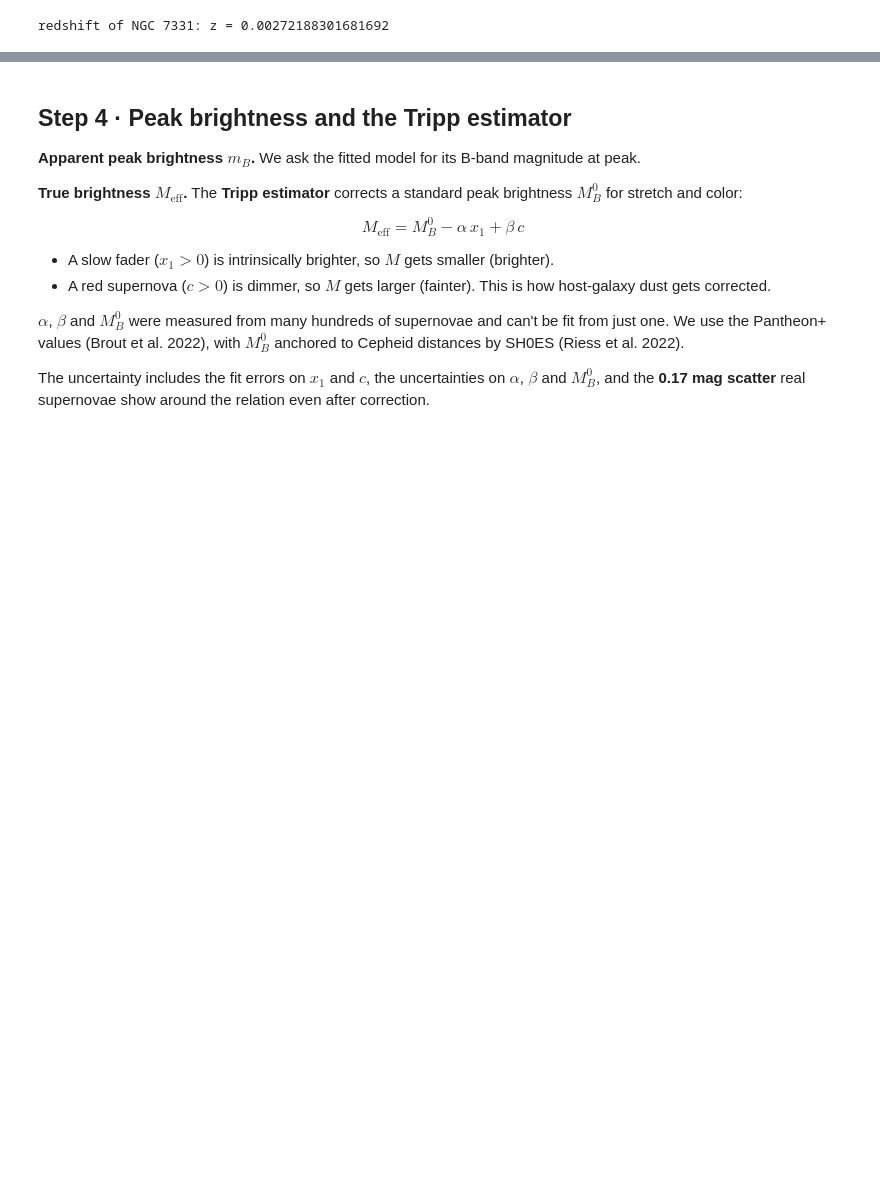
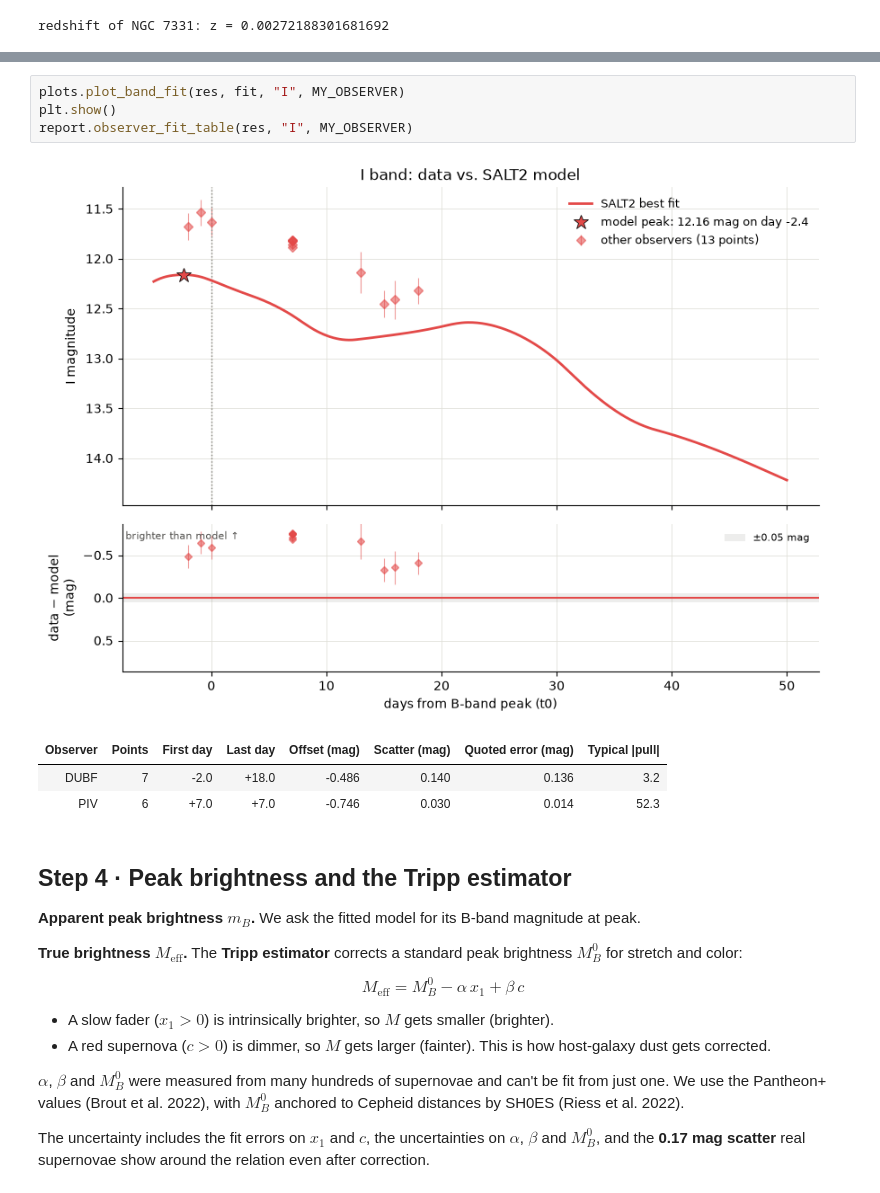
Before and after one commit to jeffrwatts/AstroNotebooks, a Jupyter notebook: sn1a_distance.ipynb, the cells around one changed output, grey strips where cells are left out. Saved outputs shown, nothing was run; the diff lists cells and outputs as text; blank space fills up the shorter version.

```diff
--- a/sn1a_distance.ipynb
+++ b/sn1a_distance.ipynb
@@ -304,3 +395,12 @@ photometry aperture.
+# %%
+plots.plot_band_fit(res, fit, "I", MY_OBSERVER)
+plt.show()
+report.observer_fit_table(res, "I", MY_OBSERVER)
+# %% [output]
+[figure, added]
+| Observer | Points | First day | Last day | Offset (mag) | Scatter (mag) | Quoted error (mag) | Typical |pull| |
+| DUBF | 7 | -2.0 | +18.0 | -0.486 | 0.140 | 0.136 | 3.2 |
+| PIV | 6 | +7.0 | +7.0 | -0.746 | 0.030 | 0.014 | 52.3 |
 # %% [markdown]
 ## Step 4 · Peak brightness and the Tripp estimator
 
```
Also changed, not shown: parts of 14 cells of this notebook, 3 other files.
